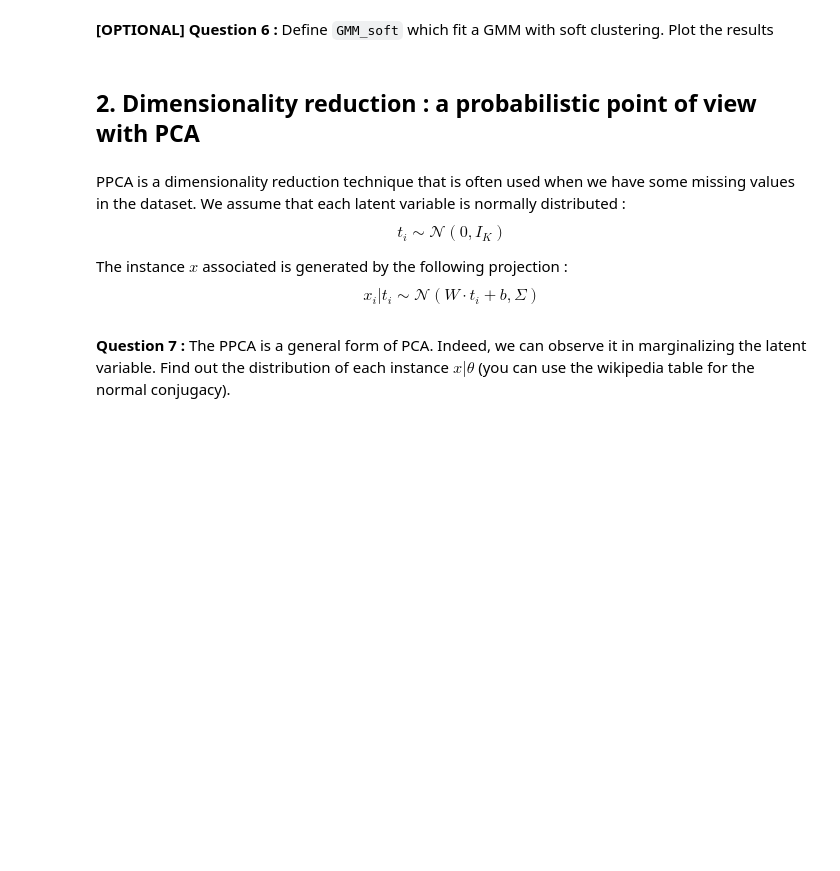
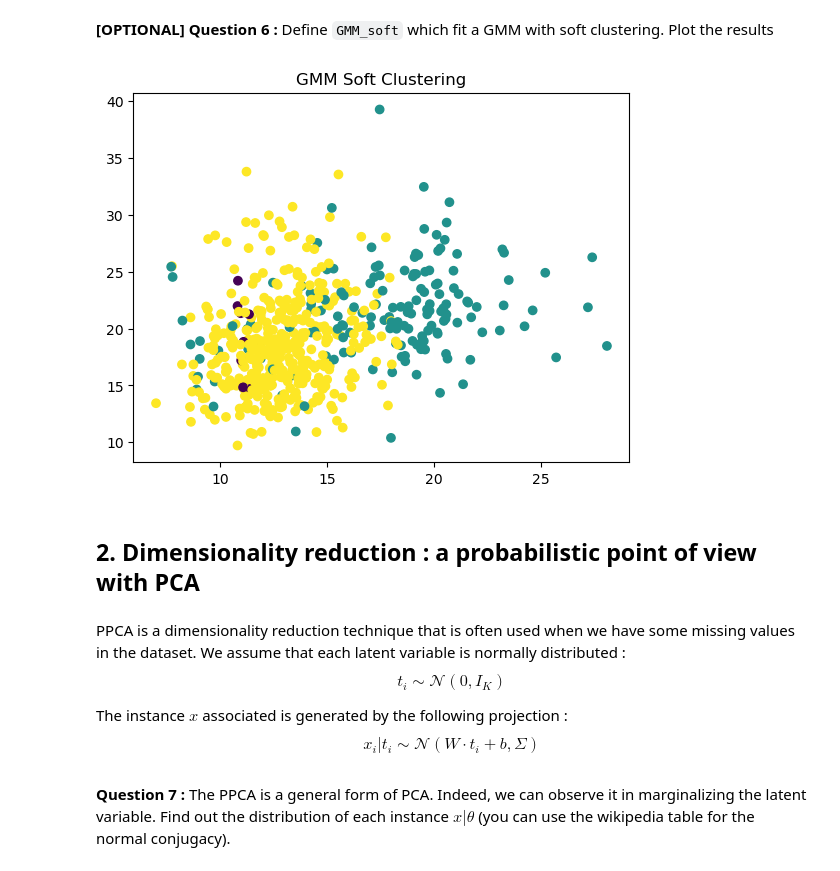
Before and after one commit to callmeeric5/Epita_AIS, a Jupyter notebook: Machine_Learning2/session2/latent_variable_models_Eric.ipynb, the cells around one changed output. Drawn from its saved outputs; the diff is of its cells as text; code cells hidden in the pictures; blank space fills up the shorter version.

```diff
--- a/Machine_Learning2/session2/latent_variable_models_Eric.ipynb
+++ b/Machine_Learning2/session2/latent_variable_models_Eric.ipynb
@@ -129,5 +181,72 @@ plt.show()
 # %% [markdown]
 **[OPTIONAL] Question 6 :** Define `GMM_soft` which fit a GMM with soft clustering. Plot the results
+# %%
+import numpy as np
+from scipy.stats import multivariate_normal
+
+
+def GMM_soft(X, K, tol=1e-5, reg_covar=1e-6):
+    m, n = X.shape
+    means = X[np.random.choice(m, K, replace=False)]
+    covariances = np.array([np.eye(n) for _ in range(K)])
+    pi = np.ones(K) / K
+    responsibilities = np.zeros((m, K))
+    converged = False
+
+    while not converged:
+        # E-step
+        for k in range(K):
+            try:
+                rv = multivariate_normal(
+                    mean=means[k],
+                    cov=covariances[k] + reg_covar * np.eye(n),
+                    allow_singular=True,
+                )
+                responsibilities[:, k] = pi[k] * rv.pdf(X)
+            except np.linalg.LinAlgError:
+                responsibilities[:, k] = 0
+
+        total_responsibilities = responsibilities.sum(axis=1, keepdims=True)
+        # Handle the case where total responsibilities are zero to avoid division by zero
+        total_responsibilities[total_responsibilities == 0] = 1e-10
+        responsibilities = responsibilities / total_responsibilities
+
+        # M-step
+        Nk = responsibilities.sum(axis=0)
+        new_means = np.dot(responsibilities.T, X) / Nk[:, np.newaxis]
+        new_covariances = np.array(
+            [
+                (
+                    np.dot(
+                        (responsibilities[:, k] * (X - new_means[k]).T),
+                        (X - new_means[k]),
+                    )
+                    / Nk[k]
+                    + reg_covar * np.eye(n)
+                )
+                for k in range(K)
+            ]
+        )
+        new_pi = Nk / m
+
+        if np.max(np.linalg.norm(new_means - means, axis=1)) < tol:
+            converged = True
+        else:
+            means = new_means
+            covariances = new_covariances
+            pi = new_pi
+
+    return responsibilities, means, covariances, pi
+
+
+# Run the refined GMM_soft function
+responsibilities, means_soft, covariances_soft, pi_soft = GMM_soft(X, 3)
+clusters_soft = np.argmax(responsibilities, axis=1)
+plt.scatter(X[:, 0], X[:, 1], c=clusters_soft)
+plt.title("GMM Soft Clustering")
+plt.show()
+# %% [output]
+[figure, added]
 # %% [markdown]
 ## 2. Dimensionality reduction : a probabilistic point of view with PCA
 # %% [markdown]
```
Also changed, not shown: parts of 6 cells of this notebook.
